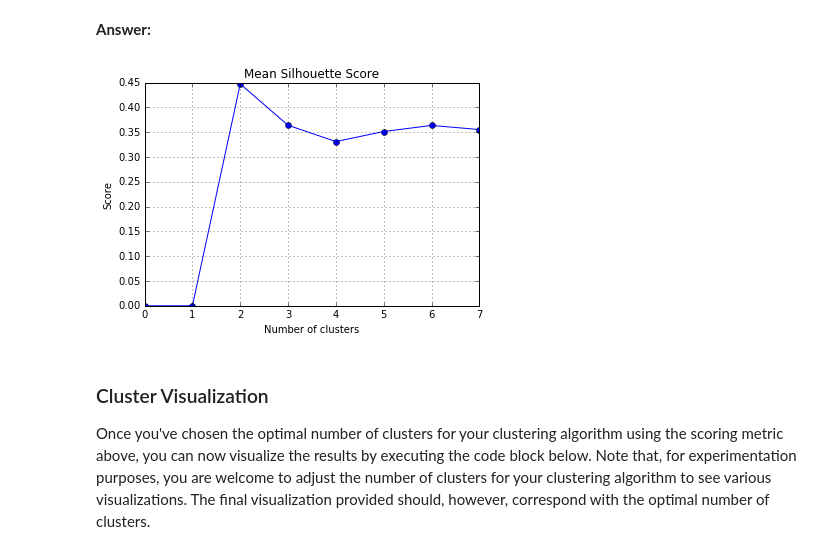
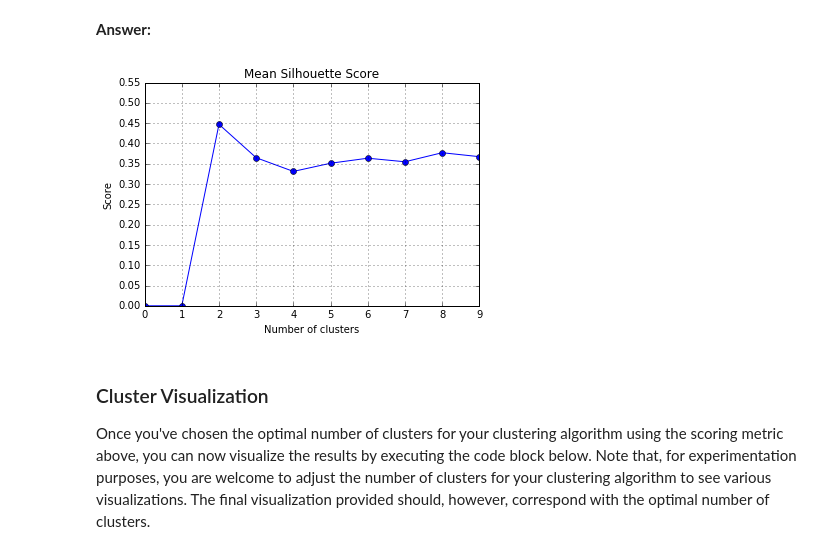
Before and after one commit to omoju/creatingCustomerSegments, a Jupyter notebook: customerSegments.ipynb, the cells around one changed output. Cells and saved outputs as stored; diff of their text form; code cells hidden in the pictures.

```diff
--- a/customerSegments.ipynb
+++ b/customerSegments.ipynb
@@ -558,9 +557,3 @@ def findClusters(n_clusters):
 *Report the silhouette score for several cluster numbers you tried. Of these, which number of clusters has the best silhouette score?*
 # %% [markdown]
 **Answer:**
-# %%
-meanSilhouetteScore = []
-n = 8
-
-for i in range(2, n):
-    meanSilhouetteScore.append(findClusters(i)['score'])
@@ -571,13 +560,32 @@ ms.insert(1,0)
+# %%
+meanSilhouetteScore = []
+n = 10
+
+for i in range(2, n):
+    my_clusterer = KMeans(i, init='k-means++', n_init=100)
+    my_clusterer.fit(reduced_data)
+    my_preds = my_clusterer.predict(reduced_data)
+    my_centers = my_clusterer.cluster_centers_
+    my_sample_preds =  my_clusterer.predict(pca_samples)
+    my_score = silhouette_score(reduced_data, my_preds)
+    meanSilhouetteScore.append(my_score)
 # %%
+ms = meanSilhouetteScore
+## forward pad the array since KMeans doesn't allow clusters less than 2
+ms.insert(0,0)
+ms.insert(1,0)
+
+## Plot the scores
 plt.plot(ms, 'o-')
 plt.title('Mean Silhouette Score')
 plt.xlabel('Number of clusters')
 plt.ylabel('Score')
-
+plt.xticks(np.arange(0, n, 1))
+plt.yticks(np.arange(0, 0.6, 0.05))
 plt.grid(True)
 plt.show()
 # %% [output]
-[figure, old version]
+[figure, new version]
 # %% [markdown]
 ### Cluster Visualization
 Once you've chosen the optimal number of clusters for your clustering algorithm using the scoring metric above, you can now visualize the results by executing the code block below. Note that, for experimentation purposes, you are welcome to adjust the number of clusters for your clustering algorithm to see various visualizations. The final visualization provided should, however, correspond with the optimal number of clusters.
```
Also changed, not shown: parts of 17 cells of this notebook.
